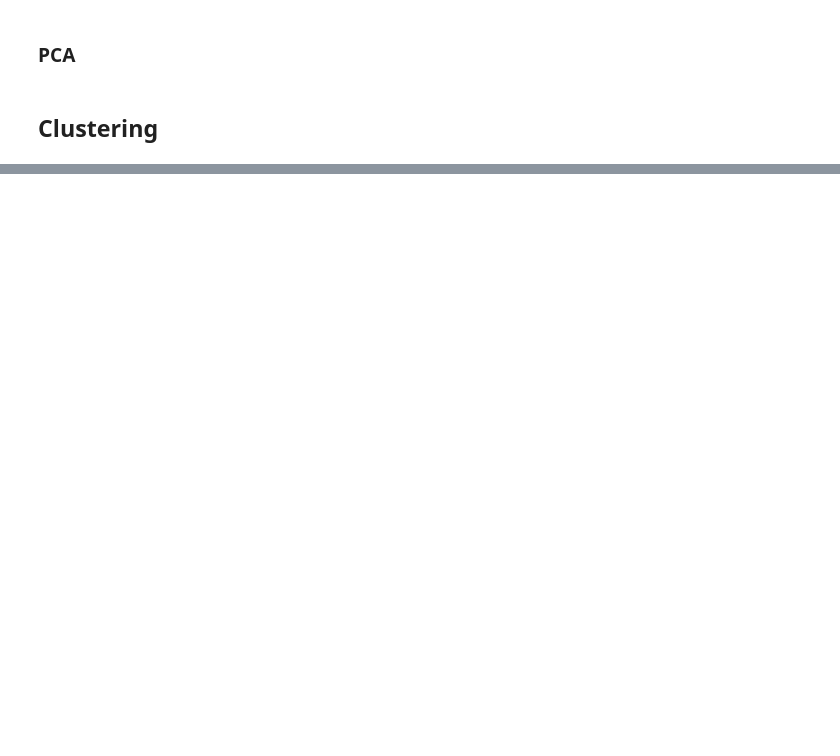
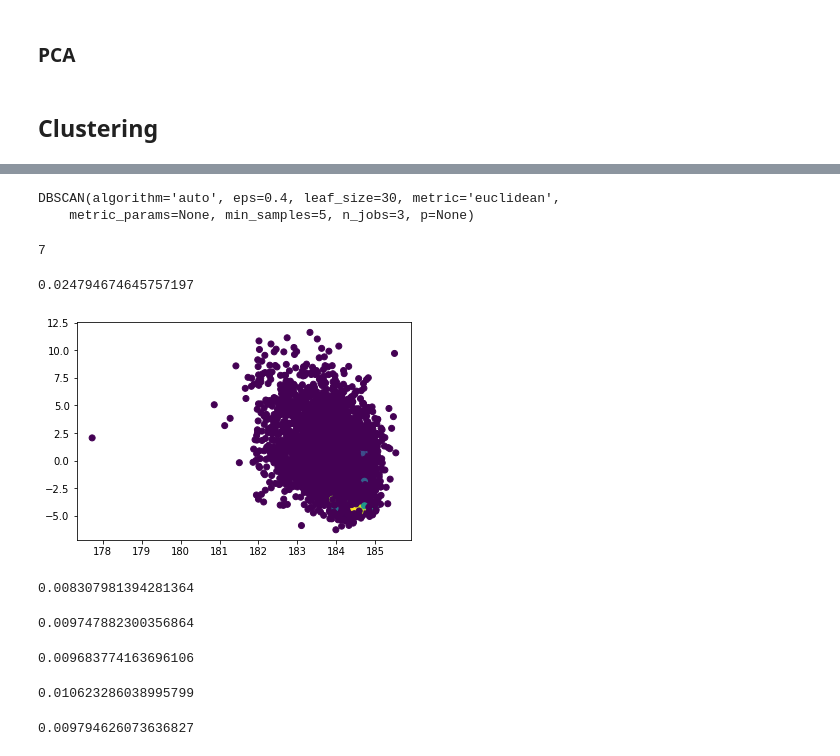
Before and after one commit to oopDaniel/COEN281-Image-Clustering, a Jupyter notebook: PR3.ipynb, the cells around one changed output, grey strips where cells are left out. Drawn from its saved outputs; the diff is of its cells as text; code cells hidden in the pictures; blank space fills up the shorter version.

```diff
--- a/PR3.ipynb
+++ b/PR3.ipynb
@@ -198,0 +296,52 @@ True
+# %%
+model2 = DBSCAN(eps=0.4, min_samples=5, n_jobs=cpus-1)
+# %%
+model2.fit(x_flatten)
+# %% [output]
+DBSCAN(algorithm='auto', eps=0.4, leaf_size=30, metric='euclidean',
+    metric_params=None, min_samples=5, n_jobs=3, p=None)
+# %%
+len(np.unique(model2.labels_))
+# %% [output]
+7
+# %%
+prediction2 = list(map(lambda x: x, model2.labels_.tolist())) # starts from 1
+# %%
+# VGG + DBSCAN(0.5, 5) 0.024794674645757197
+normalized_mutual_info_score(y, prediction2)
+# %% [output]
+0.024794674645757197
+# %%
+svd = TruncatedSVD(n_components=2)
+x_pca = svd.fit_transform(x_flatten)
+# x_pca = svd.fit_transform(flatten(train_input))
+# %%
+plt.scatter(x_pca[:, 0], x_pca[:, 1], c=prediction2)
+plt.show()
+# %% [output]
+[figure, added]
+# %%
+# VGG_MAX
+normalized_mutual_info_score(y, prediction)
+# %% [output]
+0.008307981394281364
+# %%
+# VGG_MAX_PCA
+normalized_mutual_info_score(y, prediction)
+# %% [output]
+0.009747882300356864
+# %%
+# VGG
+normalized_mutual_info_score(y, prediction)
+# %% [output]
+0.009683774163696106
+# %%
+# VGG_PCA
+normalized_mutual_info_score(y, prediction)
+# %% [output]
+0.010623286038995799
+# %%
+# RES50
+normalized_mutual_info_score(y, prediction)
+# %% [output]
+0.009794626073636827
```
Also changed, not shown: parts of 57 cells of this notebook.
